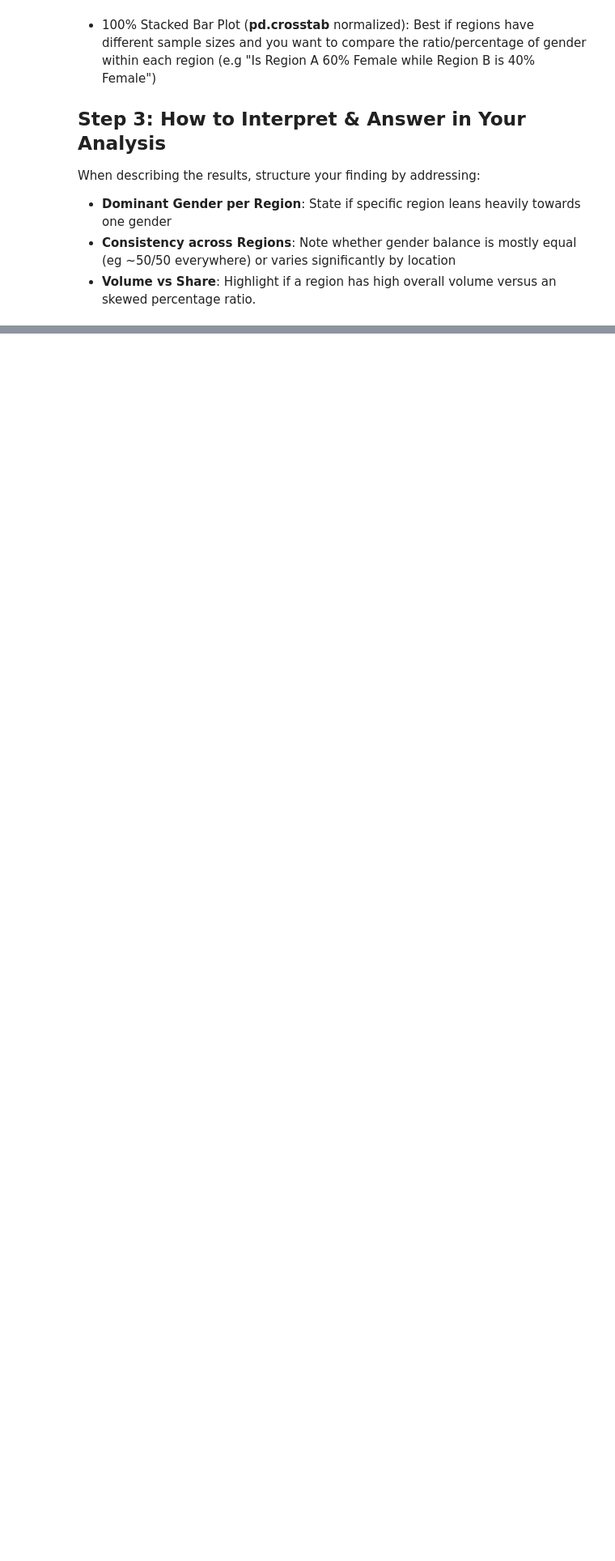
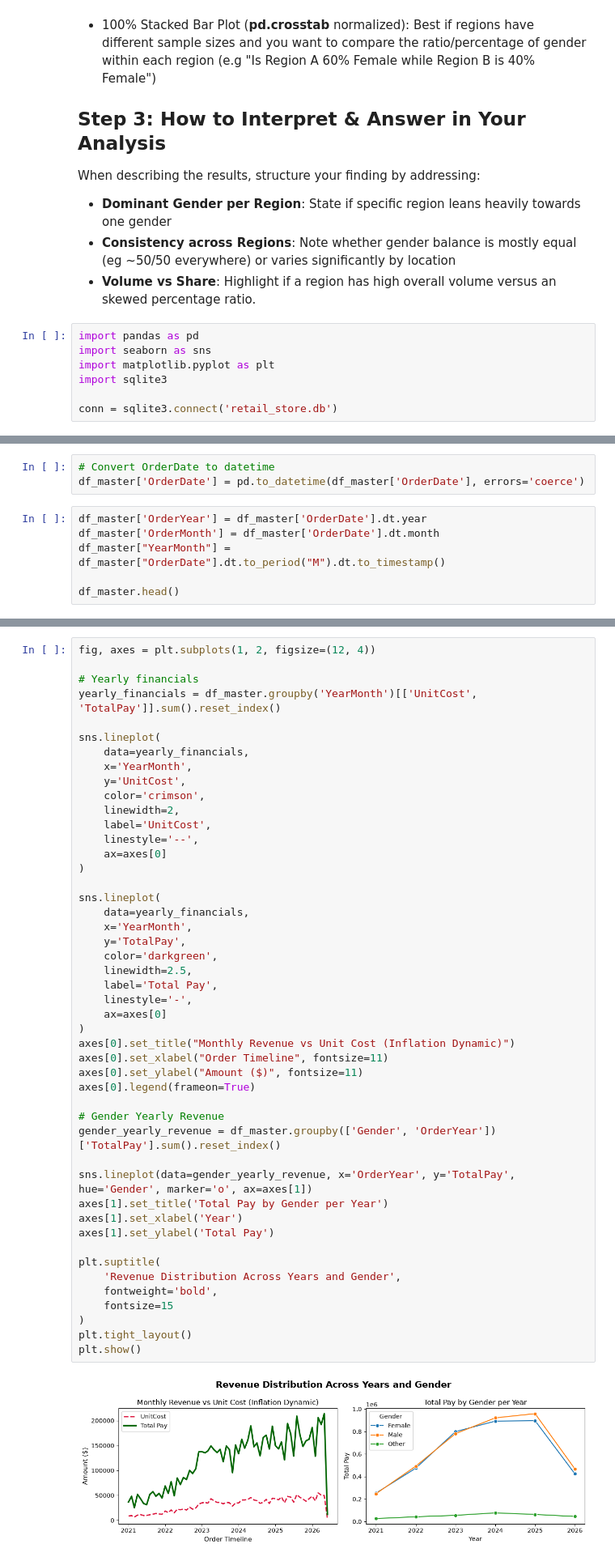
Before and after one commit to geff-ghost/notebooks, a Jupyter notebook: retail_data/MixedKnowledge.ipynb, the cells around one changed output, grey strips where cells are left out. Shown at 81% size. Drawn from its saved outputs; the diff is of its cells as text; blank space fills up the shorter version.

Commit message:
My df_master on retail dataset and made brief study on Yearly Revenue

```diff
--- a/retail_data/MixedKnowledge.ipynb
+++ b/retail_data/MixedKnowledge.ipynb
@@ -855,3 +855,10 @@ When describing the results, structure your finding by addressing:
 - **Dominant Gender per Region**: State if specific region leans heavily towards one gender
 - **Consistency across Regions**: Note whether gender balance is mostly equal (eg ~50/50 everywhere) or varies significantly by location
 - **Volume vs Share**: Highlight if a region has high overall volume versus an skewed percentage ratio.
+# %%
+import pandas as pd
+import seaborn as sns
+import matplotlib.pyplot as plt
+import sqlite3
+
+conn = sqlite3.connect('retail_store.db')
@@ -857,0 +911,9 @@ When describing the results, structure your finding by addressing:
+# %%
+# Convert OrderDate to datetime
+df_master['OrderDate'] = pd.to_datetime(df_master['OrderDate'], errors='coerce')
+# %%
+df_master['OrderYear'] = df_master['OrderDate'].dt.year
+df_master['OrderMonth'] = df_master['OrderDate'].dt.month
+df_master["YearMonth"] = df_master["OrderDate"].dt.to_period("M").dt.to_timestamp()
+
+df_master.head()
@@ -857,0 +927,49 @@ When describing the results, structure your finding by addressing:
+# %%
+fig, axes = plt.subplots(1, 2, figsize=(12, 4))
+
+# Yearly financials
+yearly_financials = df_master.groupby('YearMonth')[['UnitCost', 'TotalPay']].sum().reset_index()
+
+sns.lineplot(
+    data=yearly_financials,
+    x='YearMonth',
+    y='UnitCost',
+    color='crimson',
+    linewidth=2,
+    label='UnitCost',
+    linestyle='--',
+    ax=axes[0]
+)
+
+sns.lineplot(
+    data=yearly_financials,
+    x='YearMonth',
+    y='TotalPay',
+    color='darkgreen',
+    linewidth=2.5,
+    label='Total Pay',
+    linestyle='-',
+    ax=axes[0]
+)
+axes[0].set_title("Monthly Revenue vs Unit Cost (Inflation Dynamic)")
+axes[0].set_xlabel("Order Timeline", fontsize=11)
+axes[0].set_ylabel("Amount ($)", fontsize=11)
+axes[0].legend(frameon=True)
+
+# Gender Yearly Revenue
+gender_yearly_revenue = df_master.groupby(['Gender', 'OrderYear'])['TotalPay'].sum().reset_index()
+
+sns.lineplot(data=gender_yearly_revenue, x='OrderYear', y='TotalPay', hue='Gender', marker='o', ax=axes[1])
+axes[1].set_title('Total Pay by Gender per Year')
+axes[1].set_xlabel('Year')
+axes[1].set_ylabel('Total Pay')
+
+plt.suptitle(
+    'Revenue Distribution Across Years and Gender',
+    fontweight='bold',
+    fontsize=15
+)
+plt.tight_layout()
+plt.show()
+# %% [output]
+[figure, added]
```
Also changed, not shown: parts of 5 cells of this notebook.
